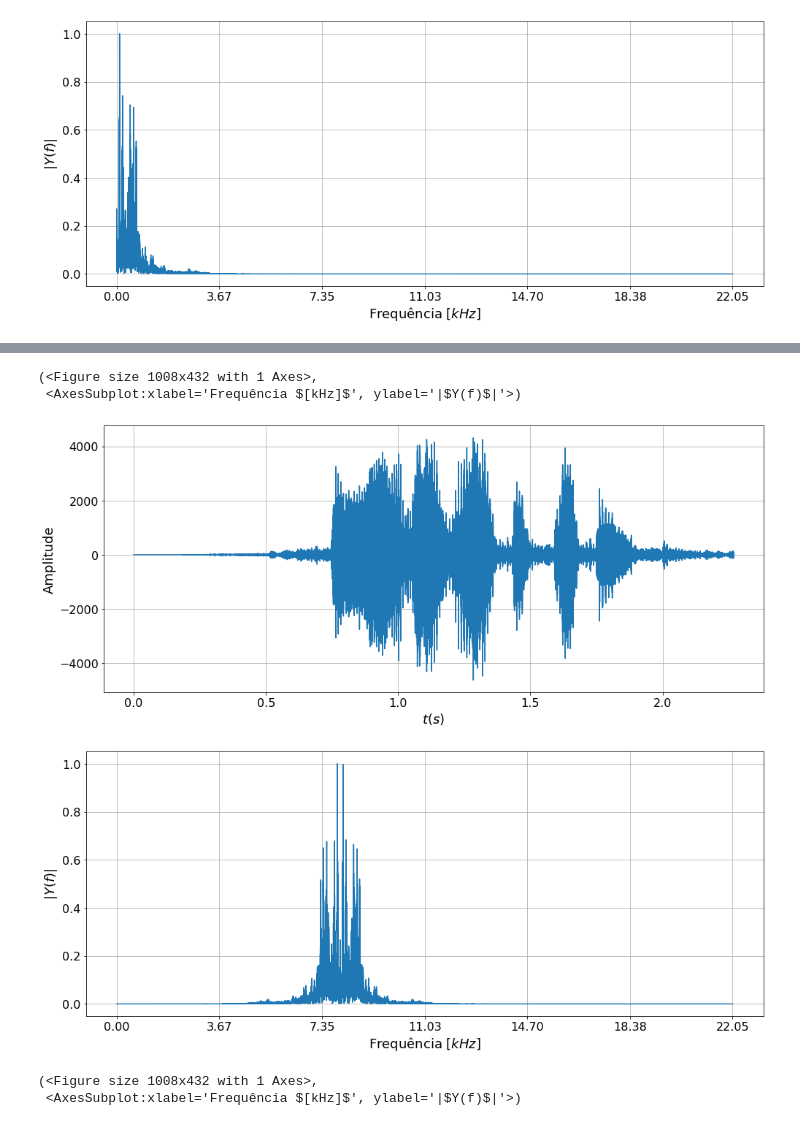
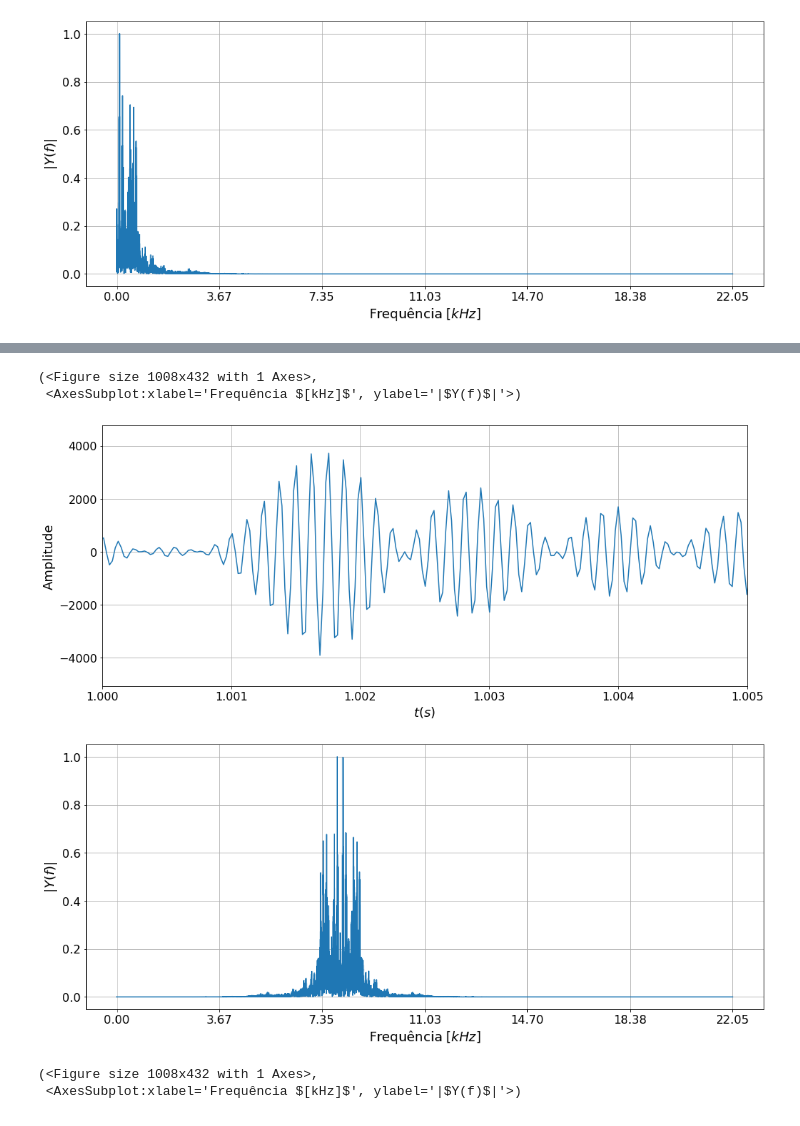
Before and after one commit to gnsoares/UNICAMP_EA619_SystemsAnalysis, a Jupyter notebook: Experimento2/Radio_AM-Exploracao.ipynb, the cells around one changed output, grey strips where cells are left out. Saved outputs shown, nothing was run; the diff lists cells and outputs as text; code cells hidden in the pictures.

```diff
--- a/Experimento2/Radio_AM-Exploracao.ipynb
+++ b/Experimento2/Radio_AM-Exploracao.ipynb
@@ -21,7 +21,7 @@ ipd.Audio(station2, rate=fs)
 # %% [output]
 [interactive output not drawn]
 # %%
-def plot(x, y, xlabel, ylabel, width=14, height=6, show=True, save=None):
+def plot(x, y, xlabel, ylabel, width=14, height=6, show=True, save=None, xlim=False):
     fig, ax = plt.subplots(figsize=(width, height))
     ax.plot(x, y)
     plt.xlabel(xlabel, fontsize=18)
@@ -34,6 +34,8 @@ def plot(x, y, xlabel, ylabel, width=14, height=6, show=True, save=None):
 
     if isinstance(save, str):
         fig.savefig(save)
+    if xlim:
+        plt.xlim((1,1.005))
 
     if show:
         fig.show()
@@ -119,12 +121,12 @@ ipd.Audio(station2_modulated, rate=fs)
 # %% [output]
 [interactive output not drawn]
 # %%
-plot(t, station2_modulated, '$t (s)$', 'Amplitude')
+plot(t, station2_modulated, '$t (s)$', 'Amplitude', xlim=True)
 plot_espectro_Hz(station2_modulated, fs)
 # %% [output]
 (<Figure size 1008x432 with 1 Axes>,
  <AxesSubplot:xlabel='Frequência $[kHz]$', ylabel='|$Y(f)$|'>)
-[figure, old version]
+[figure, new version]
 [figure]
 # %%
 station1_f_fft = np.fft.fft(station1_f)
```
Also changed, not shown: parts of 8 cells of this notebook, 10 other files.
